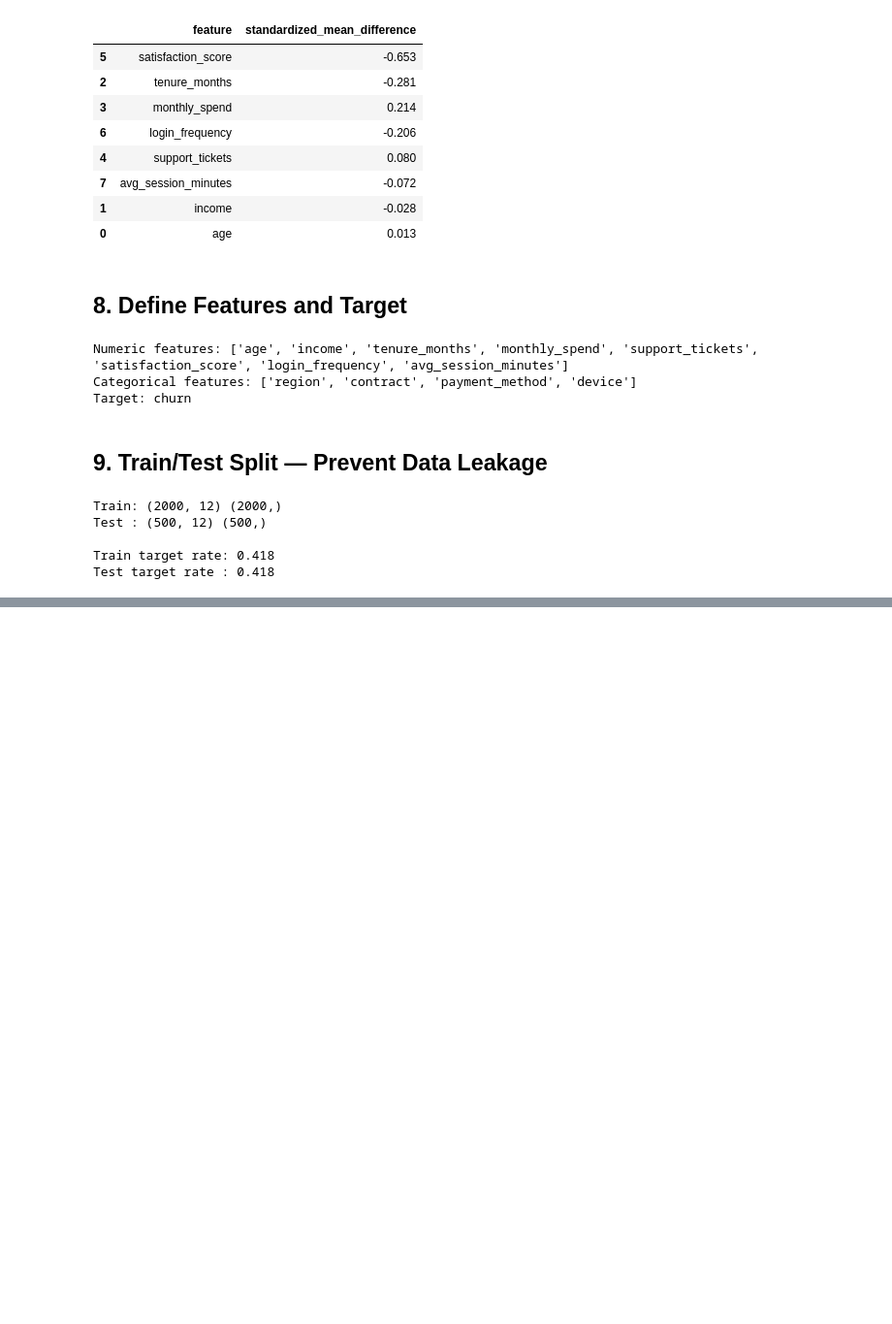
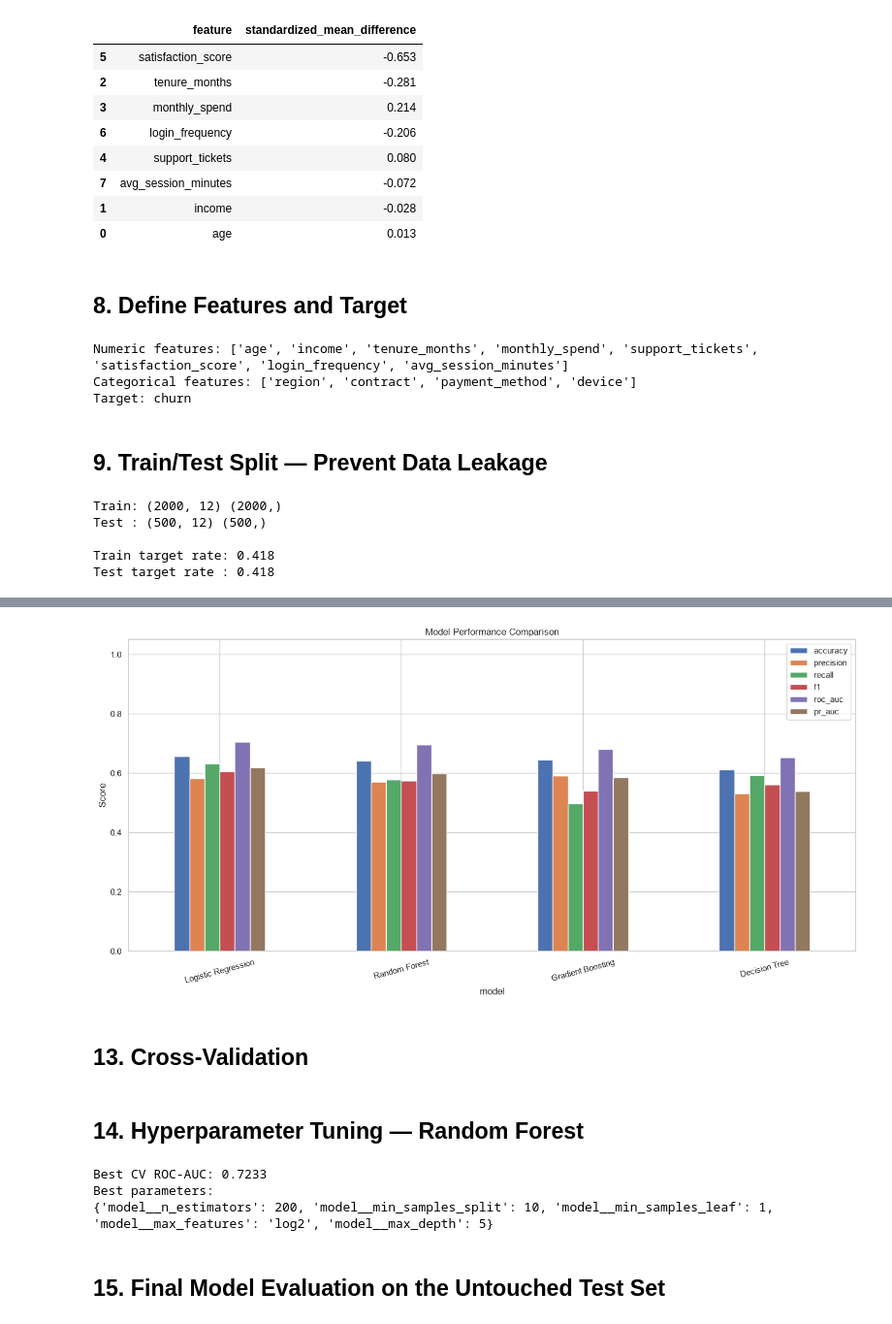
Before and after one commit to Princeg1204/AI_ML_Training, a Jupyter notebook: Jupyter_5/End_to_End_ML_Pipeline.ipynb, the cells around one changed output, grey strips where cells are left out. Shown at 97% size. Drawn from its saved outputs; the diff is of its cells as text; code cells hidden in the pictures; blank space fills up the shorter version.

Commit message:
Update End-to-End ML Pipeline notebook

```diff
--- a/Jupyter_5/End_to_End_ML_Pipeline.ipynb
+++ b/Jupyter_5/End_to_End_ML_Pipeline.ipynb
@@ -623,0 +667,16 @@ Test target rate : 0.418
+# %%
+baseline = Pipeline(steps=[
+    ("preprocessor", preprocessor),
+    ("model", DummyClassifier(strategy="prior", random_state=RANDOM_STATE))
+])
+
+baseline.fit(X_train, y_train)
+baseline_pred = baseline.predict(X_test)
+
+baseline_metrics = {
+    "accuracy": accuracy_score(y_test, baseline_pred),
+    "precision": precision_score(y_test, baseline_pred, zero_division=0),
+    "recall": recall_score(y_test, baseline_pred, zero_division=0),
+    "f1": f1_score(y_test, baseline_pred, zero_division=0)
+}
+pd.Series(baseline_metrics).round(4)
@@ -623,0 +755,18 @@ Test target rate : 0.418
+# %%
+# Visual model comparison
+plot_cols = ["accuracy", "precision", "recall", "f1", "roc_auc", "pr_auc"]
+
+model_results.set_index("model")[plot_cols].plot(
+    kind="bar",
+    figsize=(14, 7)
+)
+plt.title("Model Performance Comparison")
+plt.ylabel("Score")
+plt.ylim(0, 1.05)
+plt.xticks(rotation=15)
+plt.tight_layout()
+plt.show()
+# %% [output]
+[figure, added]
+# %% [markdown]
+## 13. Cross-Validation
@@ -623,0 +815,43 @@ Test target rate : 0.418
+# %% [markdown]
+## 14. Hyperparameter Tuning — Random Forest
+# %%
+rf_pipeline = Pipeline(steps=[
+    ("preprocessor", preprocessor),
+    ("model", RandomForestClassifier(
+        random_state=RANDOM_STATE,
+        class_weight="balanced",
+        n_jobs=-1
+    ))
+])
+
+param_distributions = {
+    "model__n_estimators": [200, 400, 600],
+    "model__max_depth": [None, 5, 8, 12, 16],
+    "model__min_samples_split": [2, 5, 10, 20],
+    "model__min_samples_leaf": [1, 2, 5, 10],
+    "model__max_features": ["sqrt", "log2", None]
+}
+
+search = RandomizedSearchCV(
+    estimator=rf_pipeline,
+    param_distributions=param_distributions,
+    n_iter=20,
+    scoring="roc_auc",
+    cv=cv,
+    random_state=RANDOM_STATE,
+    n_jobs=-1,
+    refit=True,
+    return_train_score=False
+)
+
+search.fit(X_train, y_train)
+
+print("Best CV ROC-AUC:", round(search.best_score_, 4))
+print("Best parameters:")
+print(search.best_params_)
+# %% [output]
+Best CV ROC-AUC: 0.7233
+Best parameters:
+{'model__n_estimators': 200, 'model__min_samples_split': 10, 'model__min_samples_leaf': 1, 'model__max_features': 'log2', 'model__max_depth': 5}
+# %% [markdown]
+## 15. Final Model Evaluation on the Untouched Test Set
```
Also changed, not shown: parts of 17 cells of this notebook.
